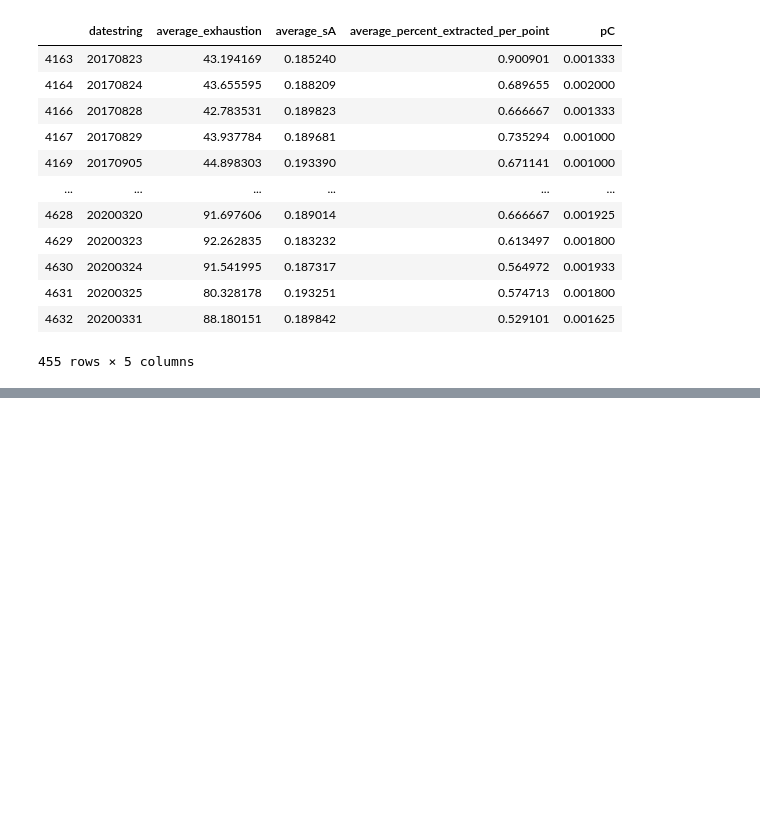
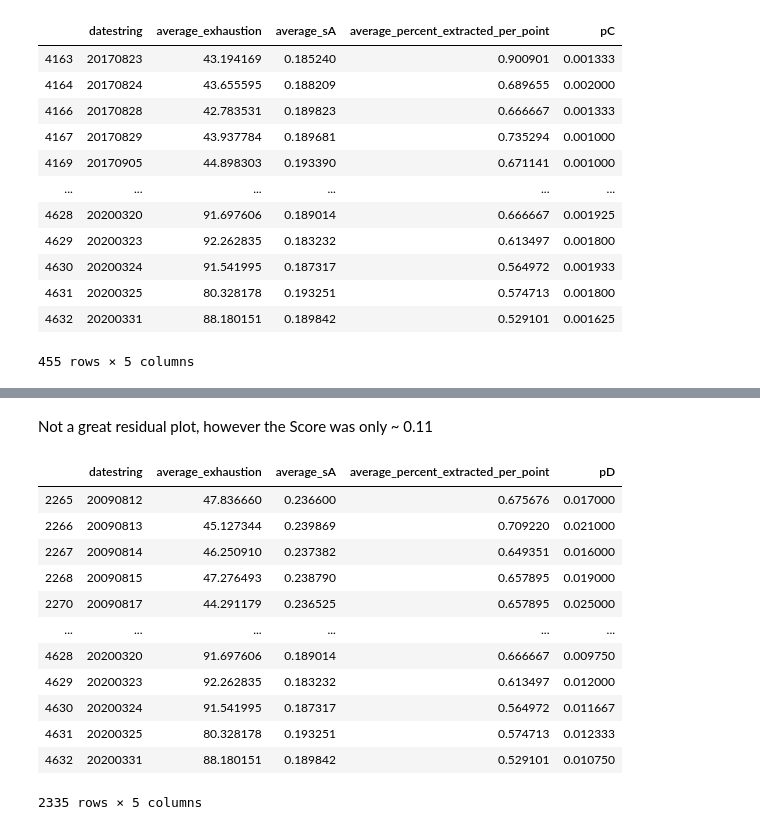
Before and after one commit to ngoodweiler/Data-Analytics-Final_Project, a Jupyter notebook: Regression_testing.ipynb, the cells around one changed output, grey strips where cells are left out. Cells and saved outputs as stored; diff of their text form; code cells hidden in the pictures; blank space fills up the shorter version.

```diff
--- a/Regression_testing.ipynb
+++ b/Regression_testing.ipynb
@@ -424,0 +443,21 @@ MSE: 1.634186189653929e-07
+# %% [markdown]
+Not a great residual plot, however the Score was only ~ 0.11
+# %%
+# Regression analysis on pD
+daily_pD = daily_composite.copy()
+daily_pD = daily_pD[['datestring','average_exhaustion','average_sA','average_percent_extracted_per_point','pD']].dropna()
+daily_pD
+# %% [output]
+|  | datestring | average_exhaustion | average_sA | average_percent_extracted_per_point | pD |
+| 2265 | 20090812 | 47.836660 | 0.236600 | 0.675676 | 0.017000 |
+| 2266 | 20090813 | 45.127344 | 0.239869 | 0.709220 | 0.021000 |
+| 2267 | 20090814 | 46.250910 | 0.237382 | 0.649351 | 0.016000 |
+| 2268 | 20090815 | 47.276493 | 0.238790 | 0.657895 | 0.019000 |
+| 2270 | 20090817 | 44.291179 | 0.236525 | 0.657895 | 0.025000 |
+| ... | ... | ... | ... | ... | ... |
+| 4628 | 20200320 | 91.697606 | 0.189014 | 0.666667 | 0.009750 |
+| 4629 | 20200323 | 92.262835 | 0.183232 | 0.613497 | 0.012000 |
+| 4630 | 20200324 | 91.541995 | 0.187317 | 0.564972 | 0.011667 |
+| 4631 | 20200325 | 80.328178 | 0.193251 | 0.574713 | 0.012333 |
+| 4632 | 20200331 | 88.180151 | 0.189842 | 0.529101 | 0.010750 |
+2335 rows × 5 columns
```
Also changed, not shown: parts of 2 cells of this notebook.
